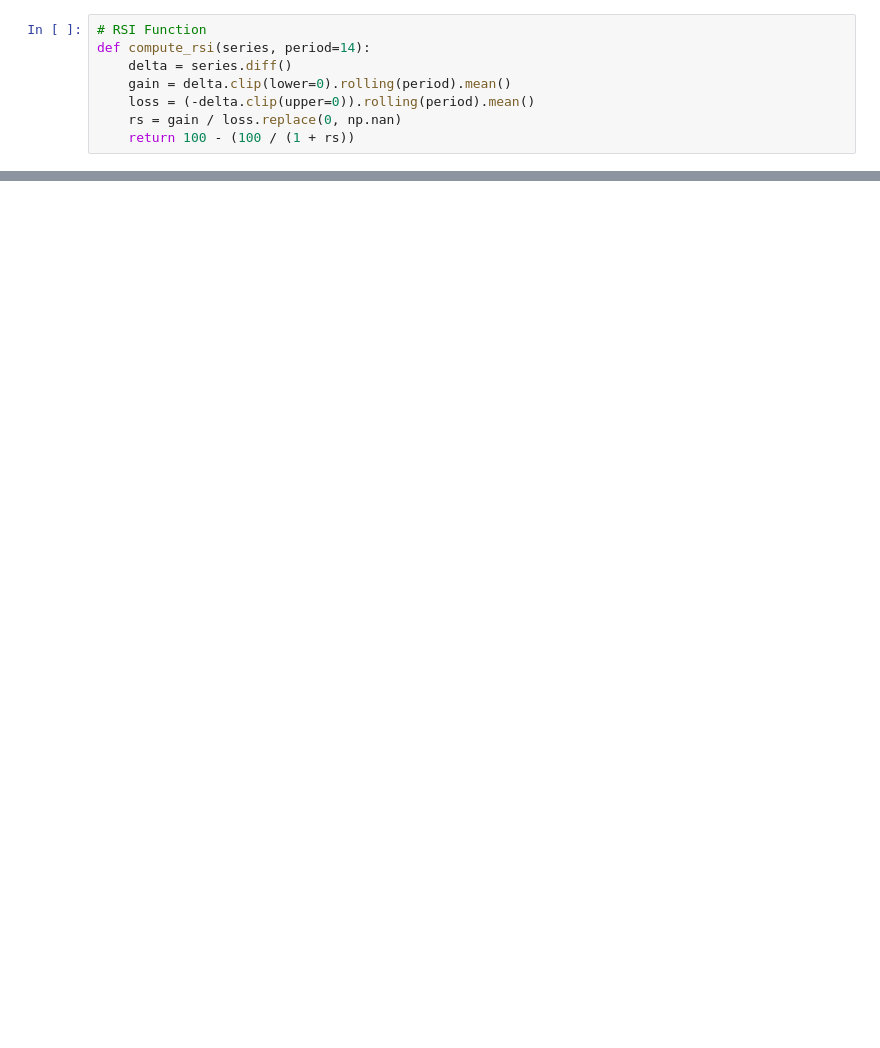
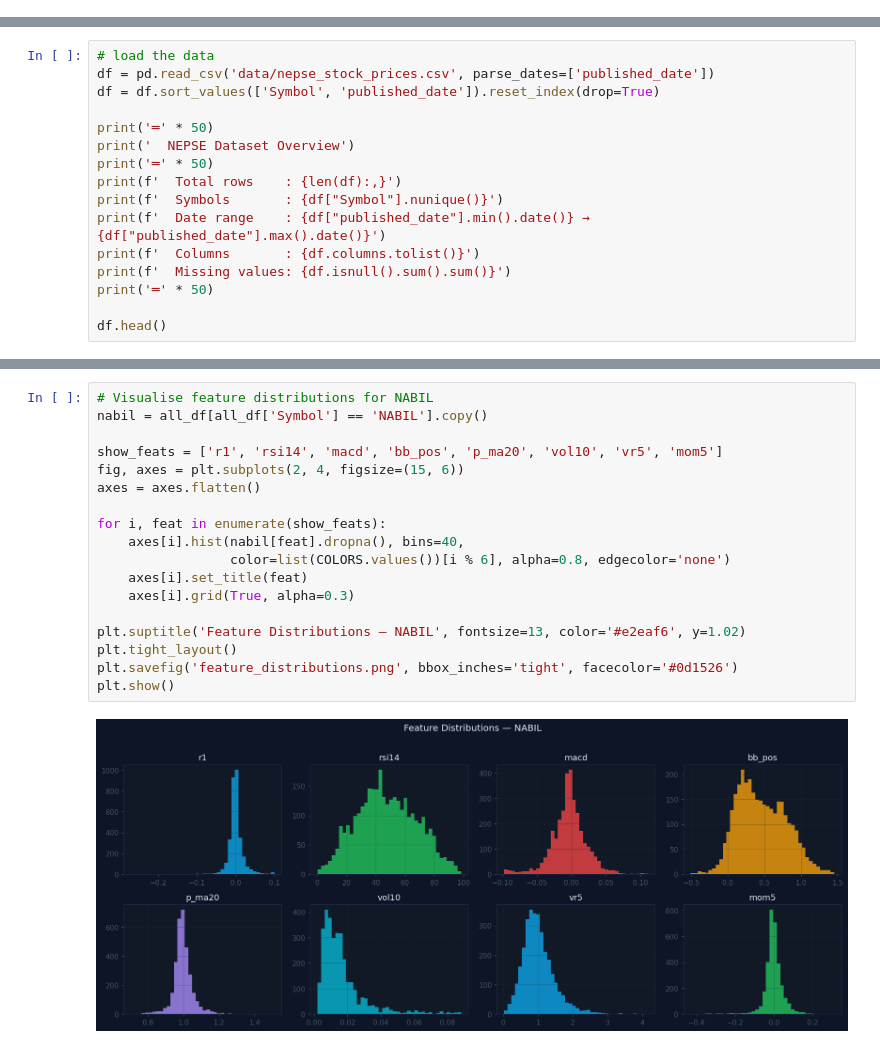
Before and after one commit to Rajan-sahani/NEPSE-Insight-AI-Powered-Stock-Market-Prediction-and-Sentiment-Analysis-Dashboard, a Jupyter notebook: Notebook.ipynb, the cells around one changed output, grey strips where cells are left out. Saved outputs shown, nothing was run; the diff lists cells and outputs as text; blank space fills up the shorter version.

```diff
--- a/Notebook.ipynb
+++ b/Notebook.ipynb
@@ -48,8 +0,0 @@ dtype: int64
-# %%
-# RSI Function
-def compute_rsi(series, period=14):
-    delta = series.diff()
-    gain = delta.clip(lower=0).rolling(period).mean()
-    loss = (-delta.clip(upper=0)).rolling(period).mean()
-    rs = gain / loss.replace(0, np.nan)
-    return 100 - (100 / (1 + rs))
@@ -245,0 +49,16 @@ plt.show()
+# %%
+# load the data
+df = pd.read_csv('data/nepse_stock_prices.csv', parse_dates=['published_date'])
+df = df.sort_values(['Symbol', 'published_date']).reset_index(drop=True)
+
+print('═' * 50)
+print('  NEPSE Dataset Overview')
+print('═' * 50)
+print(f'  Total rows    : {len(df):,}')
+print(f'  Symbols       : {df["Symbol"].nunique()}')
+print(f'  Date range    : {df["published_date"].min().date()} → {df["published_date"].max().date()}')
+print(f'  Columns       : {df.columns.tolist()}')
+print(f'  Missing values: {df.isnull().sum().sum()}')
+print('═' * 50)
+
+df.head()
@@ -245,0 +234,20 @@ plt.show()
+# %%
+# Visualise feature distributions for NABIL
+nabil = all_df[all_df['Symbol'] == 'NABIL'].copy()
+
+show_feats = ['r1', 'rsi14', 'macd', 'bb_pos', 'p_ma20', 'vol10', 'vr5', 'mom5']
+fig, axes = plt.subplots(2, 4, figsize=(15, 6))
+axes = axes.flatten()
+
+for i, feat in enumerate(show_feats):
+    axes[i].hist(nabil[feat].dropna(), bins=40,
+                 color=list(COLORS.values())[i % 6], alpha=0.8, edgecolor='none')
+    axes[i].set_title(feat)
+    axes[i].grid(True, alpha=0.3)
+
+plt.suptitle('Feature Distributions — NABIL', fontsize=13, color='#e2eaf6', y=1.02)
+plt.tight_layout()
+plt.savefig('feature_distributions.png', bbox_inches='tight', facecolor='#0d1526')
+plt.show()
+# %% [output]
+[figure, added]
```
Also changed, not shown: parts of 38 cells of this notebook.
